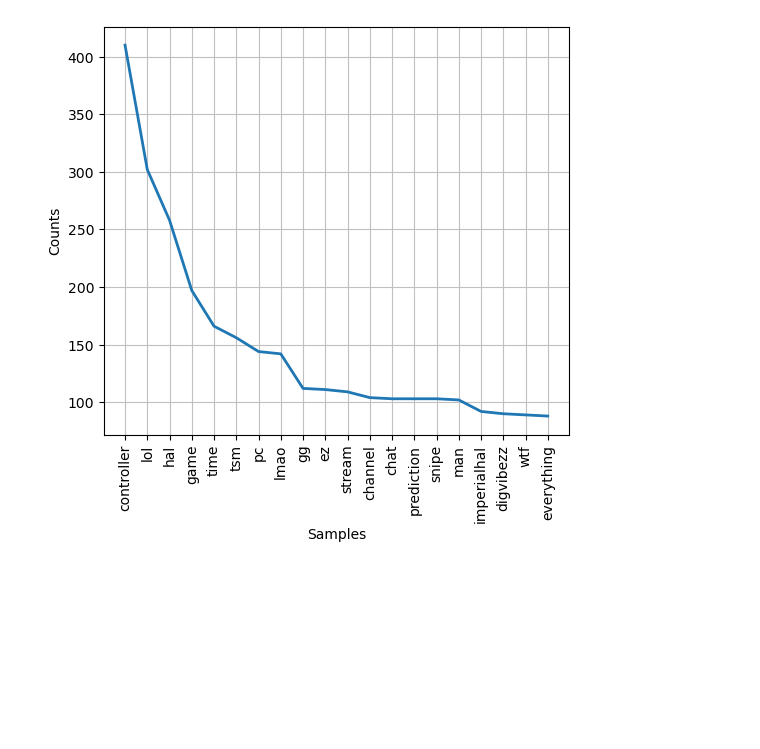
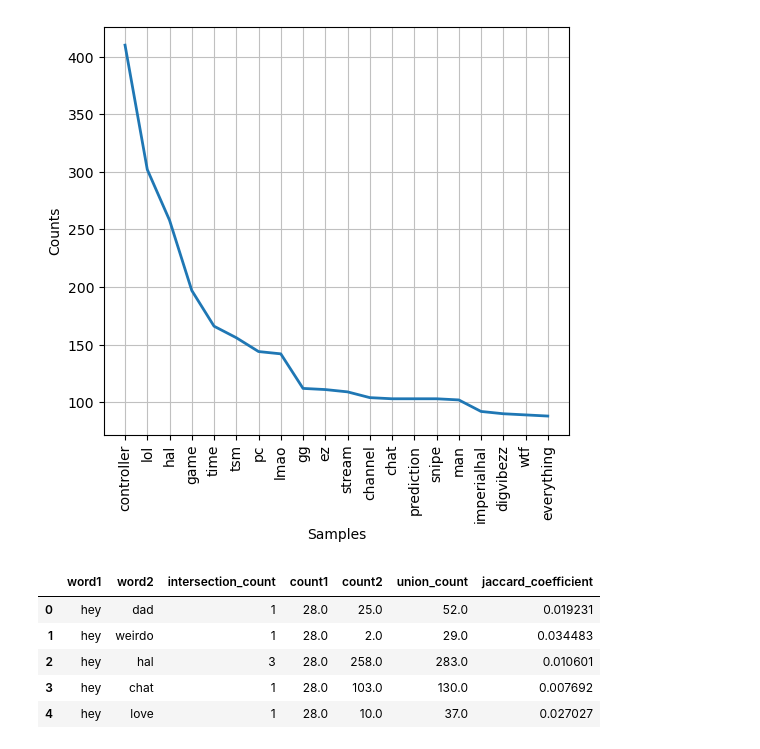
Before and after one commit to baibai25/NLP-Twitch-Live, a Jupyter notebook: nlp.ipynb, the cells around one changed output. Cells and saved outputs as stored; diff of their text form; code cells hidden in the pictures; blank space fills up the shorter version.

```diff
--- a/nlp.ipynb
+++ b/nlp.ipynb
@@ -89,3 +101,16 @@ plt.show()
 fig.savefig('./result/freq_en.png')
 # %% [output]
 [figure]
+# %%
+tokens = tokens_en
+sentence = sentence_en
+ja = Jaccard(sentence, tokens)
+df = ja.jaccard_index()
+df.head()
+# %% [output]
+|  | word1 | word2 | intersection_count | count1 | count2 | union_count | jaccard_coefficient |
+| 0 | hey | dad | 1 | 28.0 | 25.0 | 52.0 | 0.019231 |
+| 1 | hey | weirdo | 1 | 28.0 | 2.0 | 29.0 | 0.034483 |
+| 2 | hey | hal | 3 | 28.0 | 258.0 | 283.0 | 0.010601 |
+| 3 | hey | chat | 1 | 28.0 | 103.0 | 130.0 | 0.007692 |
+| 4 | hey | love | 1 | 28.0 | 10.0 | 37.0 | 0.027027 |
```
Also changed, not shown: parts of 6 cells of this notebook.
